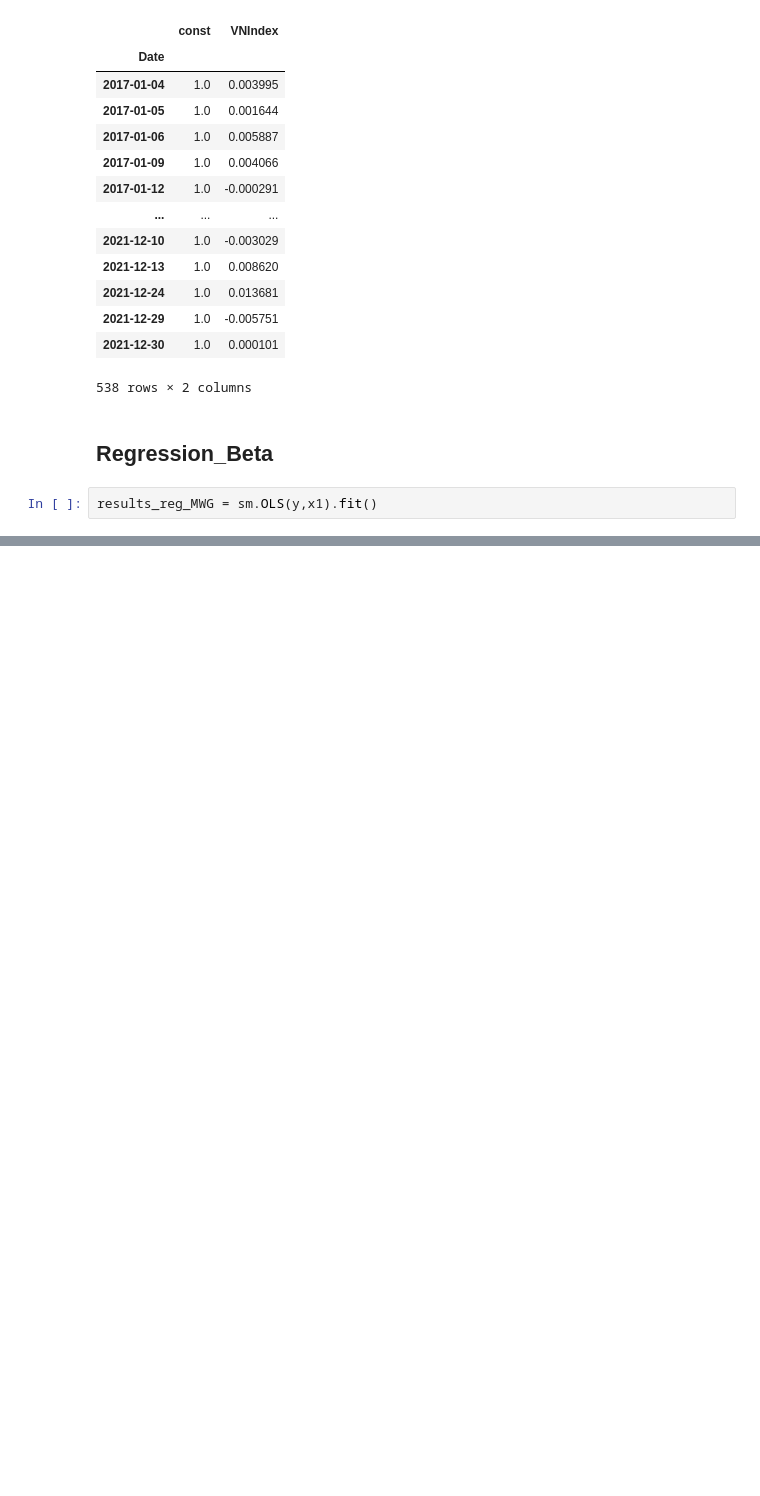
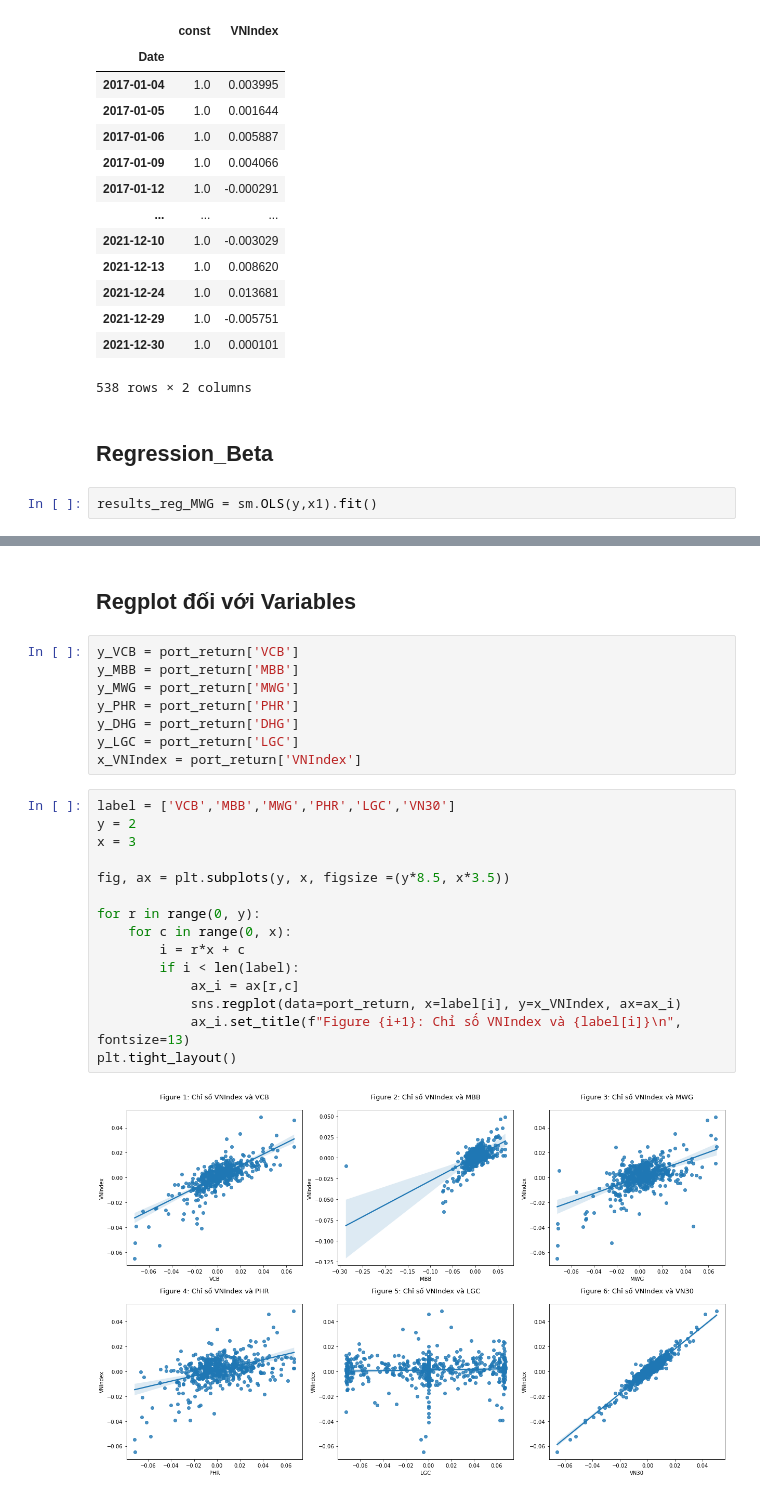
Before and after one commit to Icarust/CAPM_Investments_UEH, a Jupyter notebook: Beta_CAPM.ipynb, the cells around one changed output, grey strips where cells are left out. Cells and saved outputs as stored; diff of their text form; blank space fills up the shorter version.

```diff
--- a/Beta_CAPM.ipynb
+++ b/Beta_CAPM.ipynb
@@ -349,3 +349,30 @@ OLS Regression Results
 | Kurtosis: | 6.365 | Cond. No. | 92.9 |
 Notes:
 [1] Standard Errors assume that the covariance matrix of the errors is correctly specified.
+# %% [markdown]
+## Regplot đối với Variables
+# %%
+y_VCB = port_return['VCB']
+y_MBB = port_return['MBB']
+y_MWG = port_return['MWG']
+y_PHR = port_return['PHR']
+y_DHG = port_return['DHG']
+y_LGC = port_return['LGC']
+x_VNIndex = port_return['VNIndex']
+# %%
+label = ['VCB','MBB','MWG','PHR','LGC','VN30']
+y = 2
+x = 3
+
+fig, ax = plt.subplots(y, x, figsize =(y*8.5, x*3.5))
+
+for r in range(0, y):
+    for c in range(0, x):
+        i = r*x + c
+        if i < len(label):
+            ax_i = ax[r,c]
+            sns.regplot(data=port_return, x=label[i], y=x_VNIndex, ax=ax_i)
+            ax_i.set_title(f"Figure {i+1}: Chỉ số VNIndex và {label[i]}\n", fontsize=13)
+plt.tight_layout()
+# %% [output]
+[figure, added]
```
Also changed, not shown: parts of 4 cells of this notebook.
